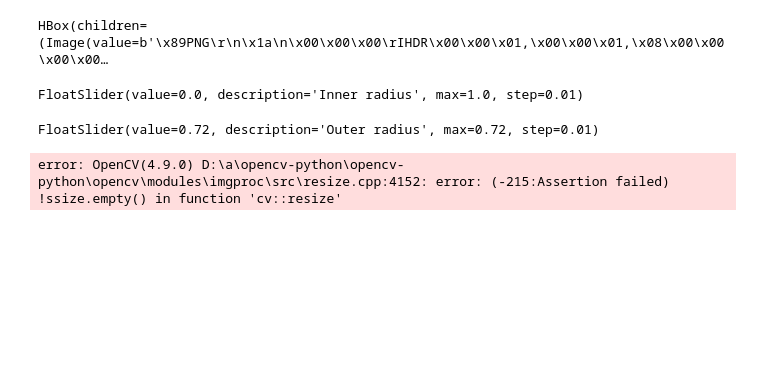
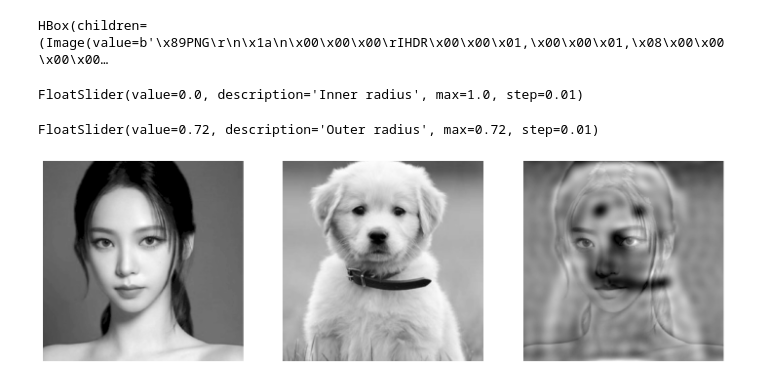
Before and after one commit to anizme/image_processing, a Jupyter notebook: HW2/ex234.ipynb, the cells around one changed output. Cells and saved outputs as stored; diff of their text form; code cells hidden in the pictures; blank space fills up the shorter version.

```diff
--- a/HW2/ex234.ipynb
+++ b/HW2/ex234.ipynb
@@ -100,15 +99,19 @@ HBox(children=(Image(value=b'\x89PNG\r\n\x1a\n\x00\x00\x00\rIHDR\x00\x00\x01,\x0
 FloatSlider(value=0.0, description='Inner radius', max=1.0, step=0.01)
 FloatSlider(value=0.72, description='Outer radius', max=0.72, step=0.01)
 # %%
+import matplotlib.pyplot as plt
+import cv2
+import numpy as np
+
 def read_img(img_path, img_size=(512, 512)):
-  """
-    + Đọc ảnh
-    + Chuyển thành grayscale
-    + Thay đổi kích thước ảnh thành img_size
-  """
-  img = cv2.imread(img_path, 0)
-  img = cv2.resize(img, img_size)
-  return img
+    """
+      + Đọc ảnh
+      + Chuyển thành grayscale
+      + Thay đổi kích thước ảnh thành img_size
+    """
+    img = cv2.imread(img_path, 0)
+    img = cv2.resize(img, img_size)
+    return img
 
 
 def create_hybrid_img(img1, img2, r):
@@ -128,7 +131,7 @@ def create_hybrid_img(img1, img2, r):
   img2_ffshift = np.fft.fftshift(img2_fft)
 
   #create mask
-  x_grid, y_grid = np.meshgrid(np.arrange(h), np.arrange(w))
+  x_grid, y_grid = np.meshgrid(np.arange(h), np.arange(w))
   distance = np.sqrt((w // 2 - x_grid) ** 2 + (h // 2 - y_grid) ** 2)
   mask = distance <= r
 
@@ -140,23 +143,24 @@ def create_hybrid_img(img1, img2, r):
   f_img2_shift = np.fft.ifftshift(f_img2)
 
   img1 = np.fft.ifft2(f_img1_shift)
-  img2 = np.fft.iff2(f_img2_shift)
+  img2 = np.fft.ifft2(f_img2_shift)
 
   img = img1 + img2
-
+  img = np.abs(img)
   return img
 # %%
-image_1_path = "hw2/ex2_images/karina.png"
-image_2_path = "hw2/ex2_images/puppy.png"
+image_1_path = "ex2_images/karina.png"
+image_2_path = "ex2_images/puppy.png"
 img_1 = read_img(image_1_path)
 img_2 = read_img(image_2_path)
 hybrid_img = create_hybrid_img(img_2, img_1, 14)
 fig, axes = plt.subplots(nrows=1, ncols=3, figsize=(18, 15))
 axes[0].imshow(img_1, cmap="gray")
 axes[0].axis("off")
 axes[1].imshow(img_2, cmap="gray")
 axes[1].axis("off")
 axes[2].imshow(hybrid_img, cmap="gray")
 axes[2].axis("off")
+plt.show()
 # %% [output]
-error: OpenCV(4.9.0) D:\a\opencv-python\opencv-python\opencv\modules\imgproc\src\resize.cpp:4152: error: (-215:Assertion failed) !ssize.empty() in function 'cv::resize'
+[figure, added]
```
Also changed, not shown: parts of 1 cell of this notebook, 2 other files.
